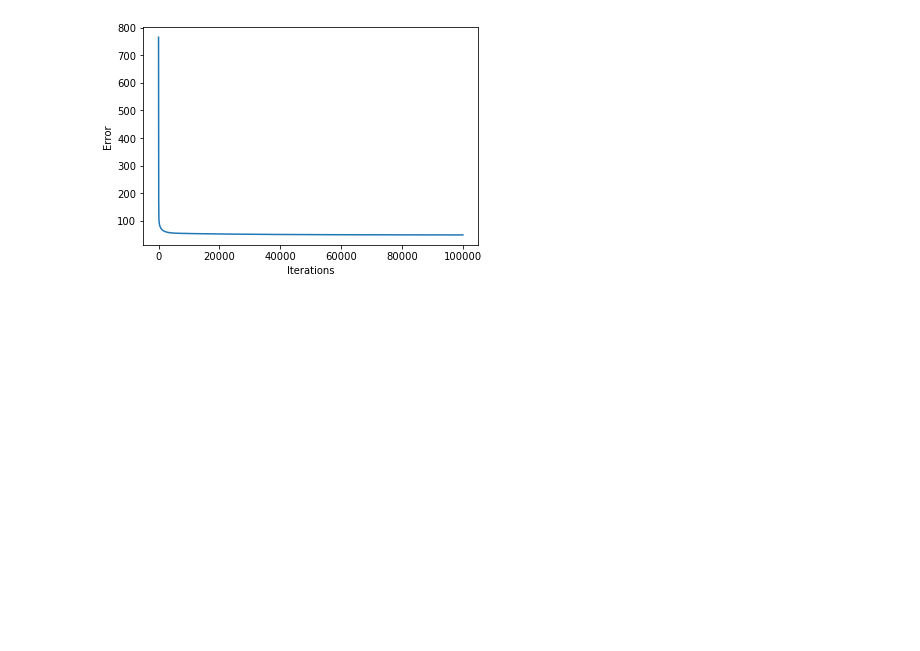
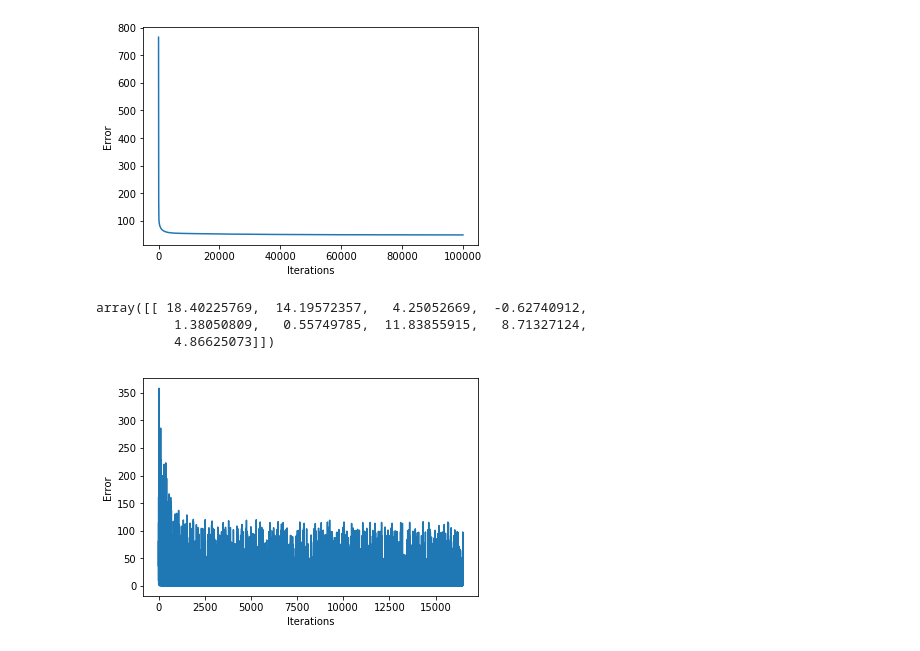
Before and after one commit to alrPhysics/practice_ml_algorithms, a Jupyter notebook: linear_regression.ipynb, the cells around one changed output. Cells and saved outputs as stored; diff of their text form; code cells hidden in the pictures; blank space fills up the shorter version.

```diff
--- a/linear_regression.ipynb
+++ b/linear_regression.ipynb
@@ -38,6 +38,26 @@ def gradient_descent(X, y, theta, iters, alpha, plot = True):
         plot_cost(cost,iters)
 
     return theta, cost
+
+def sgd(X, y, theta, epochs, alpha, num_examples = False, plot=True):
+    from sklearn.utils import shuffle
+    cost = []
+    if num_examples == False or num_examples >= len(X):
+        num_examples = len(X)
+
+    for i in range(epochs):
+        X,y = shuffle(X,y)
+
+        for j in range(num_examples):
+            theta = theta - alpha*X[j]*(np.matmul(X[j], theta.T)-y[j])
+            cost.append(calc_cost(X[j],y[j],theta))
+            #print theta
+
+
+    if plot:
+        plot_cost(cost,num_examples*epochs)
+
+    return theta, cost
 # %% [markdown]
 ## Attempt to reproduce results
 
@@ -152,3 +172,13 @@ Coefficients from LinearRegression:
  [[-598.32464171  292.05010969  175.75349664  127.26658475 -208.20750271
    257.18009927  474.50608406  374.62039023  226.39153756]]
 [figure]
+# %%
+#sgd(X,y,theta,1,0.01)
+#t,c = sgd(X_small, y_small, theta_small, 10, 0.01)
+t,c = sgd(X,y,theta,20,0.001)
+t
+# %% [output]
+array([[ 18.40225769,  14.19572357,   4.25052669,  -0.62740912,
+          1.38050809,   0.55749785,  11.83855915,   8.71327124,
+          4.86625073]])
+[figure, added]
```
Also changed, not shown: parts of 3 cells of this notebook.
